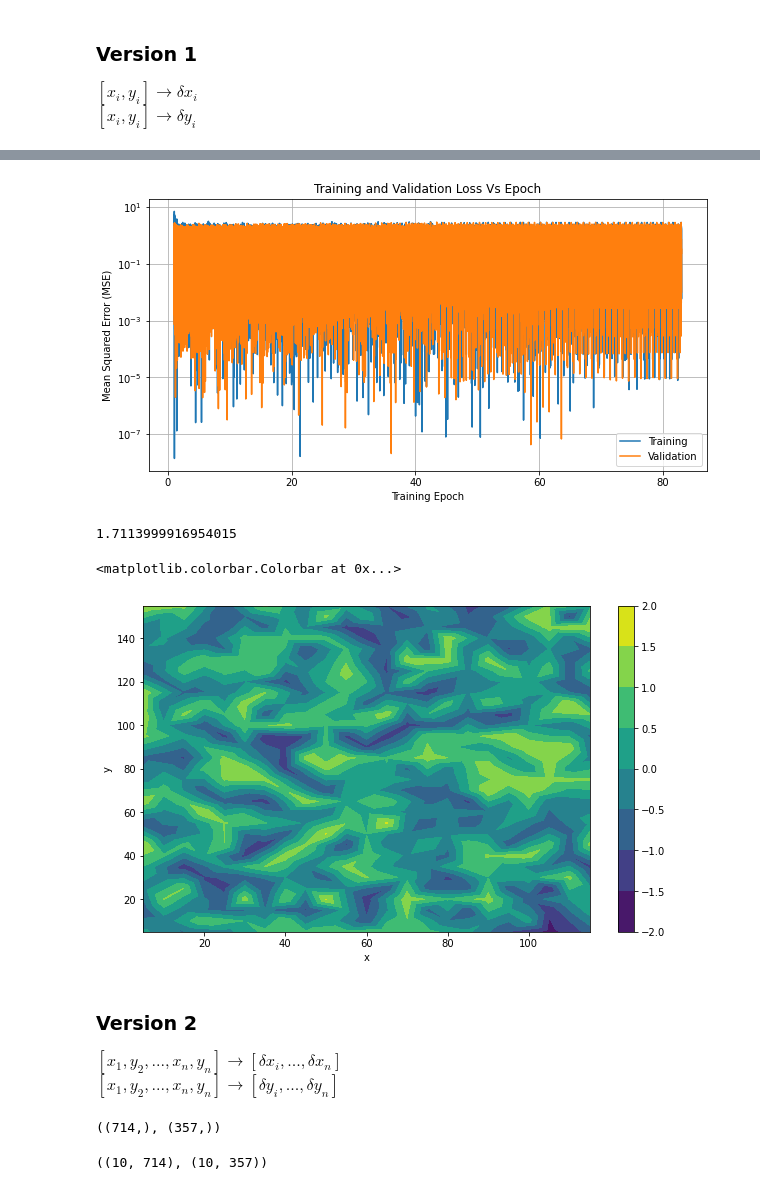
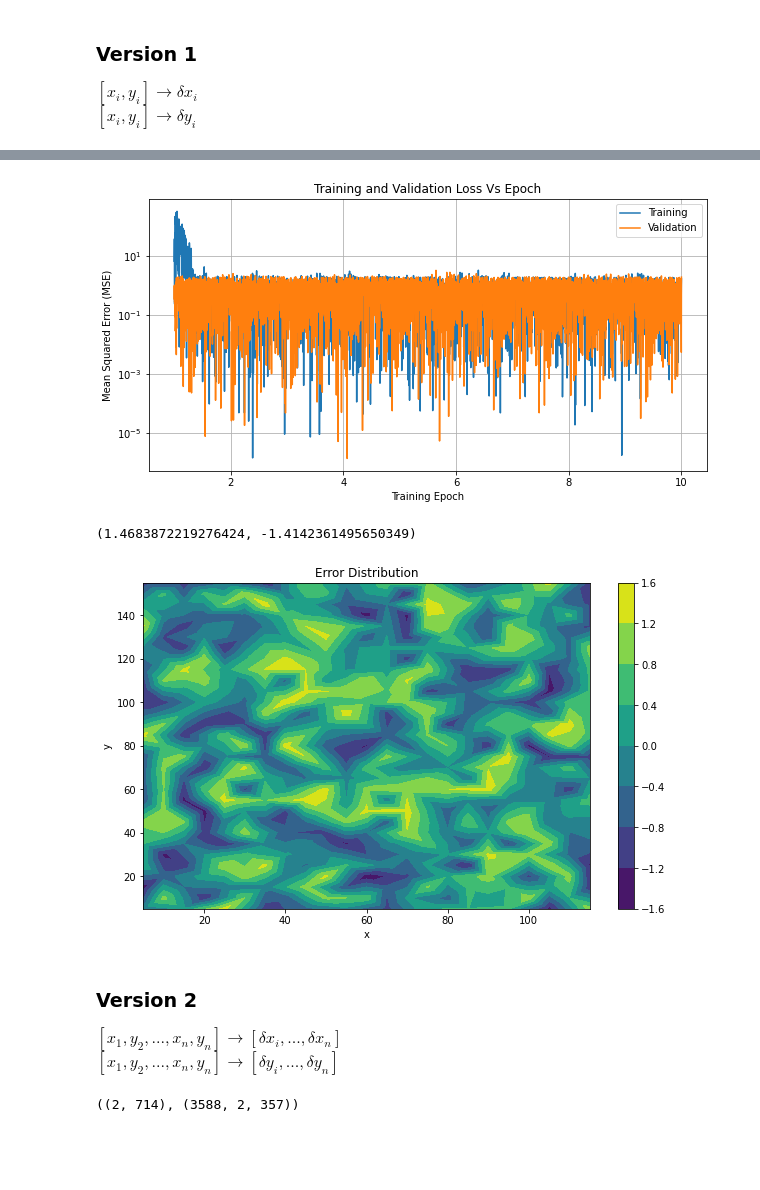
Before and after one commit to niccoforte/NF-PhD-gitRepo, a Jupyter notebook: code/MLP.ipynb, the cells around one changed output, grey strips where cells are left out. Saved outputs shown, nothing was run; the diff lists cells and outputs as text; code cells hidden in the pictures; blank space fills up the shorter version.

```diff
--- a/code/MLP.ipynb
+++ b/code/MLP.ipynb
@@ -25,12 +25,12 @@ class MLPhlayer(nn.Module):
         self.fc = nn.Linear(in_size, out_size)
         self.act = nn.ReLU()
         if norm:
-            self.norm = nn.LayerNorm(out_size)
+            self.normL = nn.LayerNorm(out_size)
 
     def forward(self, x):
         x = self.act(self.fc(x))
         if self.norm:
-            x = self.norm(x)
+            x = self.normL(x)
         return x
 
 class MLP(nn.Module):
@@ -43,14 +43,17 @@ class MLP(nn.Module):
         if norm:
             self.normIN = nn.LayerNorm(h_size[0])
         self.dropout = nn.Dropout(0.25)
-        self.hlayers = nn.Sequential(*[MLPhlayer(i, j, norm) for i, j in zip(h_size[:-1], h_size[1:])])
+        self.hlayers = nn.ModuleList([
+            MLPhlayer(i, j, norm) for i, j in zip(h_size[:-1], h_size[1:])])
 
     def forward(self, x):
         x = self.act(self.fcIN(x))
         if self.norm:
             x = self.normIN(x)
-        x = self.hlayers(x)
-        return self.fcOUT(x)
+        for layer in self.hlayers:
+            x = layer(x)
+        x = self.fcOUT(x)
+        return x
 
 device = torch.device("cuda" if torch.cuda.is_available() else "cpu")
 print(f"Using device: {device}")
@@ -175 +155,3 @@ n_epochs = 250
+# %%
+DAT1 = DATA(load=True, DisDist=1)
 # %%
@@ -179,6 +161,14 @@ train_in1.shape, dx_out1.shape
+# %%
+in_size = DAT1.train_in1.shape[-1]
+out_size = DAT1.dx_out1.shape[-1]
+h_size = [10, 100, 100, 10]
+
+BATCH_SIZE = 1
+LEARNING_RATE = 1e-3
+n_epochs = 10
 # %%
-trainDS1x = Dataset_(train_in1ST, dx_out1[0])
-trainDS1y = Dataset_(train_in1, dy_out1[0])
+trainDS1x = Dataset_(DAT1.train_in1, DAT1.dx_out1[0])
+trainDS1y = Dataset_(DAT1.train_in1, DAT1.dy_out1[0])
 
 train1x_dataloader = DataLoader(dataset=trainDS1x, batch_size=BATCH_SIZE, shuffle=True)
 train1y_dataloader = DataLoader(dataset=trainDS1y, batch_size=BATCH_SIZE, shuffle=True)
@@ -218,25 +196,16 @@ Best Epoch: 82, with loss 0.7191244959831238
 # %%
 plot_loss(epoch, train_lossLog, val_lossLog)
 # %% [output]
-[figure, old version]
+[figure, new version]
 # %%
 test_outputs = predict_model("mlp", mlp2, test1x_dataloader)
-max(test_outputs[:,0] - dx_out1[0,:,0])
+max(test_outputs[:,0] - DAT1.dx_out1[0,:,0]), min(test_outputs[:,0] - DAT1.dx_out1[0,:,0])
 # %% [output]
-1.7113999916954015
+(1.4683872219276424, -1.4142361495650349)
 # %%
-x_, y_ = train_in1[:,0], train_in1[:,1]
-val_ = dx_out1[0,:,0] - test_outputs[:,0]
-
-fig1 = plt.figure(figsize=(10, 6))
-ax = fig1.add_subplot()
-ax.set_xlabel('x')
-ax.set_ylabel('y')
-ctr = ax.tricontourf(x_, y_, val_, cmap="viridis")
-plt.colorbar(ctr)
+plot_Distribution(DAT1.train_in1, test_outputs[:,0], dx_out1=DAT1.dx_out1[0,:,0], typ="contour")
 # %% [output]
-<matplotlib.colorbar.Colorbar at 0x...>
-[figure, old version]
+[figure, new version]
 # %% [markdown]
 ### Version 2
 $[x_1, y_2, ..., x_n, y_n] \to [\delta x_i, ..., \delta x_n]$
@@ -244,14 +215,5 @@ $[x_1, y_2, ..., x_n, y_n] \to [\delta y_i, ..., \delta y_n]$
 # %%
-train_in1_v2 = train_in1.flatten()
-dx_out1_v2 = dx_out1[0].flatten()
-dy_out1_v2 = dy_out1[0].flatten()
-train_in1_v2.shape, dx_out1_v2.shape
+DAT2.train_in2.shape, DAT2.dx_out2.shape
 # %% [output]
-((714,), (357,))
+((2, 714), (3588, 2, 357))
-# %%
-train_in1_v2 = np.array([train_in1_v2]*10)
-dx_out1_v2 = np.array([dx_out1_v2]*10)
-train_in1_v2.shape, dx_out1_v2.shape
-# %% [output]
-((10, 714), (10, 357))
 # %%
```
Also changed, not shown: parts of 23 cells of this notebook.
